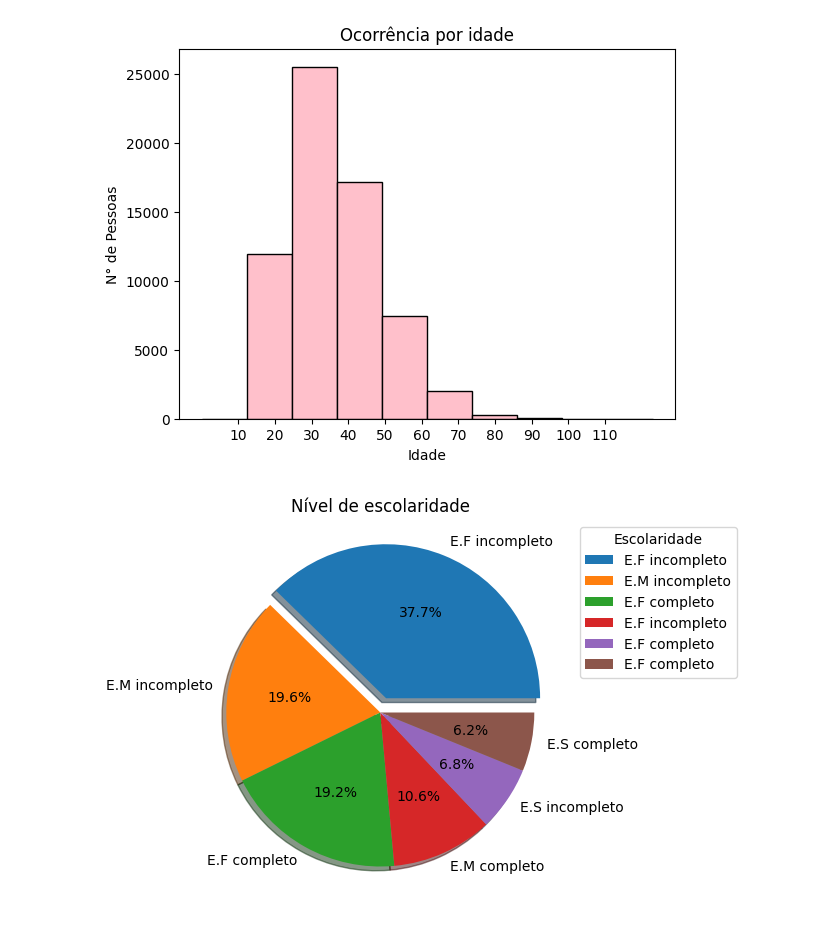
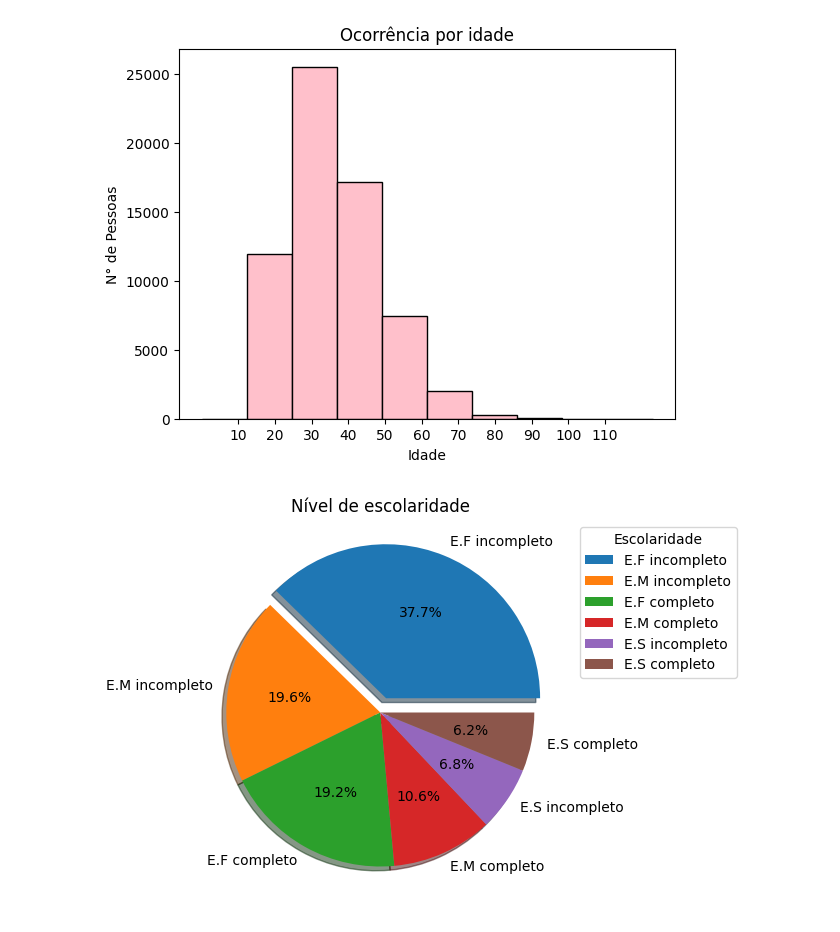
Before and after one commit to Allan270692/projeto, a Jupyter notebook: lol.ipynb, the cells around one changed output. Cells and saved outputs as stored; diff of their text form; code cells hidden in the pictures.

Commit message:
adiconando gráfico de escolaridade

```diff
--- a/lol.ipynb
+++ b/lol.ipynb
@@ -26,32 +26,32 @@ df = df.dropna(subset=['CS_ESCOL_N']) #retirando valores nulos da coluna de nív
 #A PARTIR DAQUI: renomeando para facilitação do entendimento do gráfico
 
 df['CS_ESCOL_N'] = df['CS_ESCOL_N'].map(lambda x: str(x).replace('5ª a 8ª série incompleta do EF', 'E.F incompleto'))
 df['CS_ESCOL_N'] = df['CS_ESCOL_N'].map(lambda x: str(x).replace('1ª a 4ª série incompleta do EF', 'E.F incompleto'))
 df['CS_ESCOL_N'] = df['CS_ESCOL_N'].map(lambda x: str(x).replace('4ª série completa EF', 'E.F incompleto'))
 df['CS_ESCOL_N'] = df['CS_ESCOL_N'].map(lambda x: str(x).replace('Não se aplica', 'E.F completo'))
 df['CS_ESCOL_N'] = df['CS_ESCOL_N'].map(lambda x: str(x).replace('Ignorado', 'E.F completo'))
 df['CS_ESCOL_N'] = df['CS_ESCOL_N'].map(lambda x: str(x).replace('Educação superior incompleta', 'E.S incompleto'))
 df['CS_ESCOL_N'] = df['CS_ESCOL_N'].map(lambda x: str(x).replace('Ensino médio incompleto', 'E.M incompleto'))
 df['CS_ESCOL_N'] = df['CS_ESCOL_N'].map(lambda x: str(x).replace('Ensino fundamental completo', 'E.F completo'))
 df['CS_ESCOL_N'] = df['CS_ESCOL_N'].map(lambda x: str(x).replace('Educação superior completa', 'E.S completo'))
 df['CS_ESCOL_N'] = df['CS_ESCOL_N'].map(lambda x: str(x).replace('Ensino médio completo', 'E.M completo'))
 df['CS_ESCOL_N'] = df['CS_ESCOL_N'].map(lambda x: str(x).replace('nan', 'E.F completo'))
 
 
 #criando a figura
 
 fig = plt.figure(figsize =(8, 5))  #tamanho da figura
 explode = [0.1, 0, 0 , 0, 0, 0]    #destacando uma das fatias
 #criando o gráfico
 plt.pie(df['CS_ESCOL_N'].value_counts(),
          labels = df['CS_ESCOL_N'].unique(),
          autopct='%1.1f%%',
            explode=explode,
              shadow = True)
 
 plt.title("Nível de escolaridade")
-plt.legend(df['CS_ESCOL_N'], title = "Escolaridade", loc = "upper left", bbox_to_anchor =(1.0, 1)) #criando a legenda do gráfico
+plt.legend(df['CS_ESCOL_N'].unique(), title = "Escolaridade", loc = "upper left", bbox_to_anchor =(1.0, 1)) #criando a legenda do gráfico
 plt.savefig("nivel_escolaridade.pdf", format='pdf') #gera um pdf da análise
 plt.show() #exibe o gráfico
 # %% [output]
-[figure, old version]
+[figure, new version]
```
Also changed, not shown: parts of 1 cell of this notebook, 4 other files.
